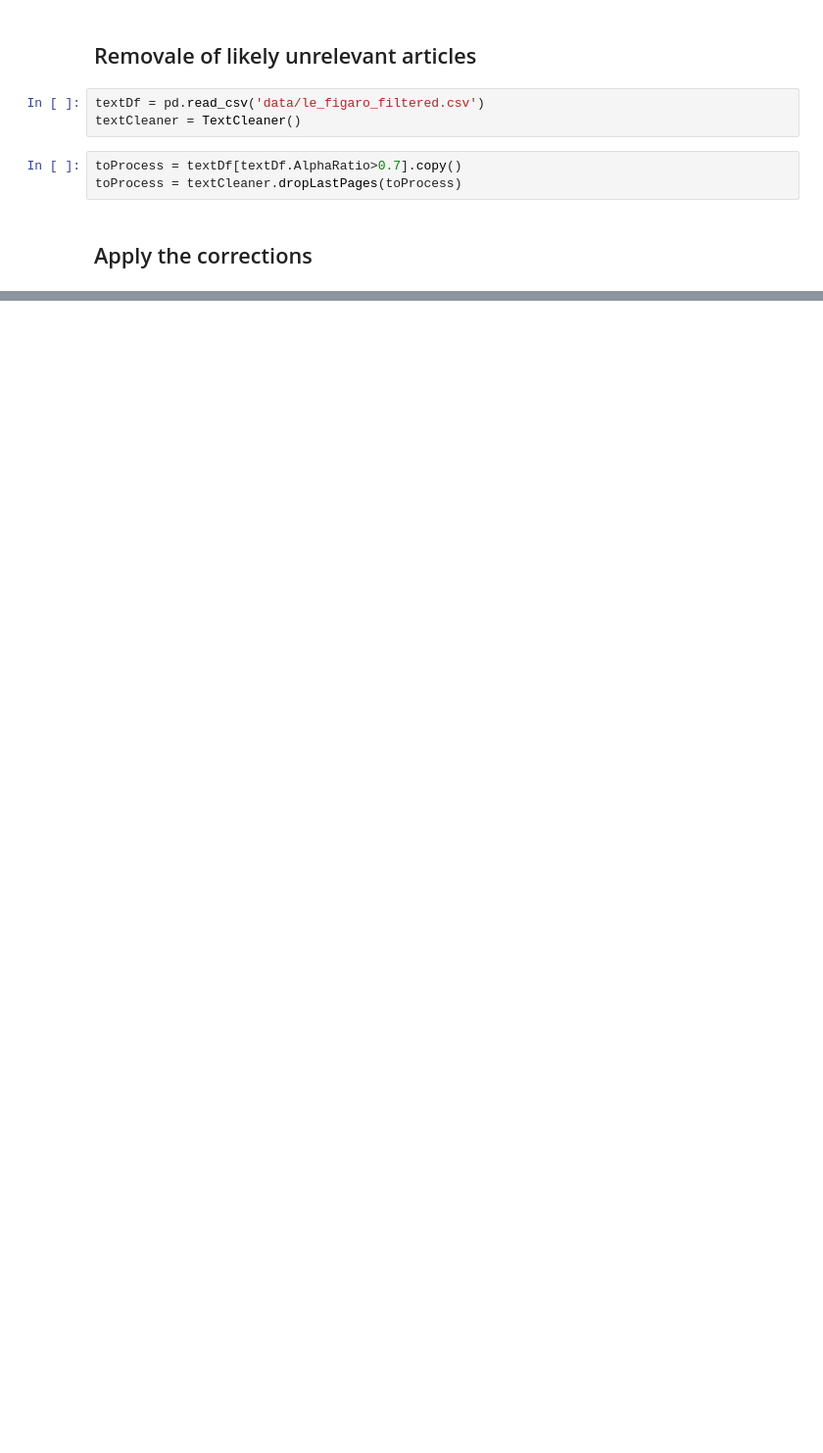
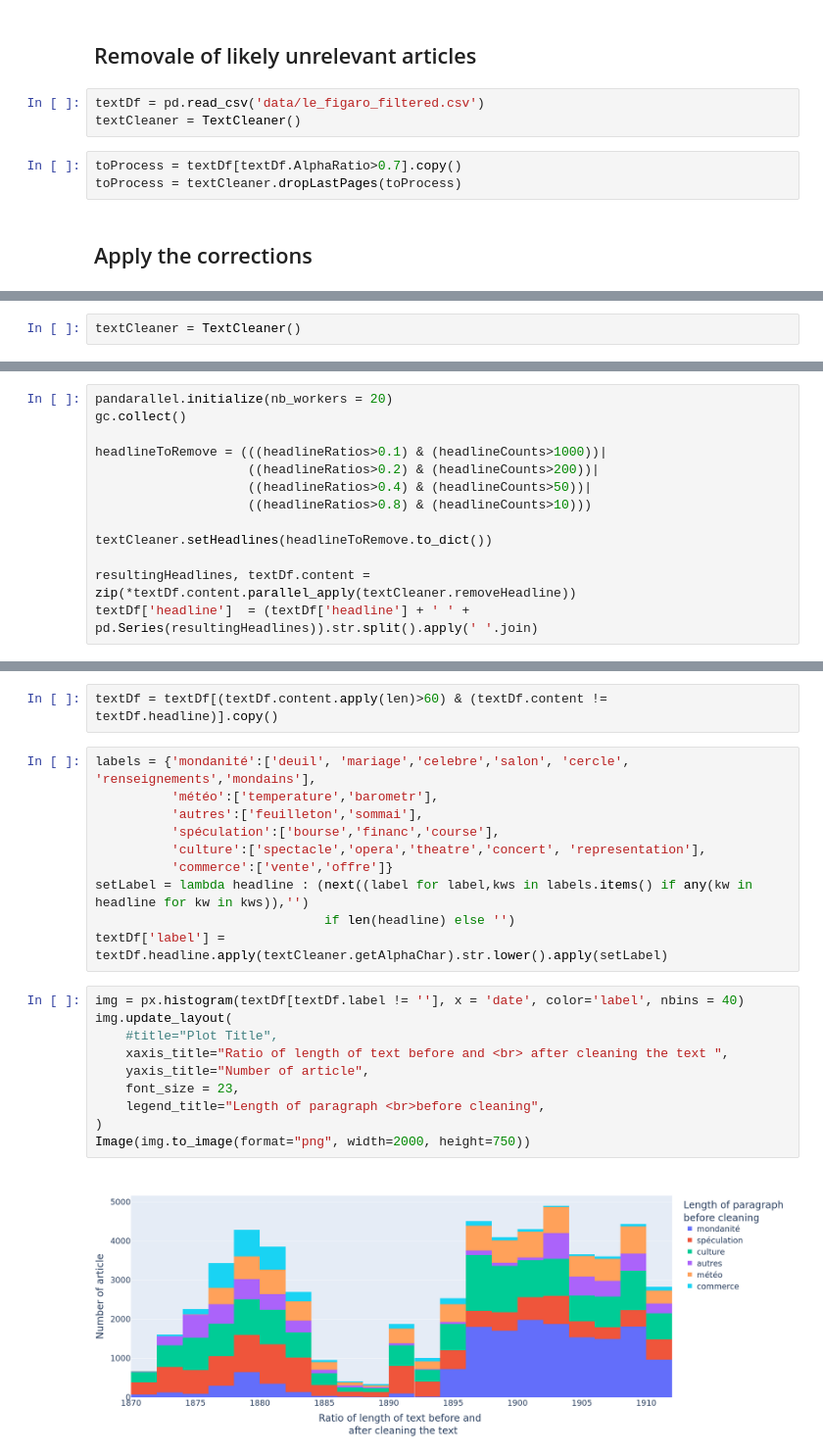
Before and after one commit to GuilhemSicard/Future-Anxiety, a Jupyter notebook: DataCleaning.ipynb, the cells around one changed output, grey strips where cells are left out. Shown at 98% size. Cells and saved outputs as stored; diff of their text form; blank space fills up the shorter version.

```diff
--- a/DataCleaning.ipynb
+++ b/DataCleaning.ipynb
@@ -1112,0 +1071,2 @@ doc_bin.to_disk("data/le_figaro.spacy")
+# %%
+textCleaner = TextCleaner()
@@ -1112,0 +1075,13 @@ doc_bin.to_disk("data/le_figaro.spacy")
+# %%
+pandarallel.initialize(nb_workers = 20)
+gc.collect()
+
+headlineToRemove = (((headlineRatios>0.1) & (headlineCounts>1000))|
+                    ((headlineRatios>0.2) & (headlineCounts>200))|
+                    ((headlineRatios>0.4) & (headlineCounts>50))|
+                    ((headlineRatios>0.8) & (headlineCounts>10)))
+
+textCleaner.setHeadlines(headlineToRemove.to_dict())
+
+resultingHeadlines, textDf.content = zip(*textDf.content.parallel_apply(textCleaner.removeHeadline))
+textDf['headline']  = (textDf['headline'] + ' ' +  pd.Series(resultingHeadlines)).str.split().apply(' '.join)
@@ -1112,0 +1107,24 @@ doc_bin.to_disk("data/le_figaro.spacy")
+# %%
+textDf = textDf[(textDf.content.apply(len)>60) & (textDf.content != textDf.headline)].copy()
+# %%
+labels = {'mondanité':['deuil', 'mariage','celebre','salon', 'cercle', 'renseignements','mondains'],
+          'météo':['temperature','barometr'],
+          'autres':['feuilleton','sommai'],
+          'spéculation':['bourse','financ','course'],
+          'culture':['spectacle','opera','theatre','concert', 'representation'],
+          'commerce':['vente','offre']}
+setLabel = lambda headline : (next((label for label,kws in labels.items() if any(kw in headline for kw in kws)),'')
+                              if len(headline) else '')
+textDf['label'] = textDf.headline.apply(textCleaner.getAlphaChar).str.lower().apply(setLabel)
+# %%
+img = px.histogram(textDf[textDf.label != ''], x = 'date', color='label', nbins = 40)
+img.update_layout(
+    #title="Plot Title",
+    xaxis_title="Ratio of length of text before and <br> after cleaning the text ",
+    yaxis_title="Number of article",
+    font_size = 23,
+    legend_title="Length of paragraph <br>before cleaning",
+)
+Image(img.to_image(format="png", width=2000, height=750))
+# %% [output]
+[figure, added]
```
Also changed, not shown: parts of 47 cells of this notebook, 3 other files.
